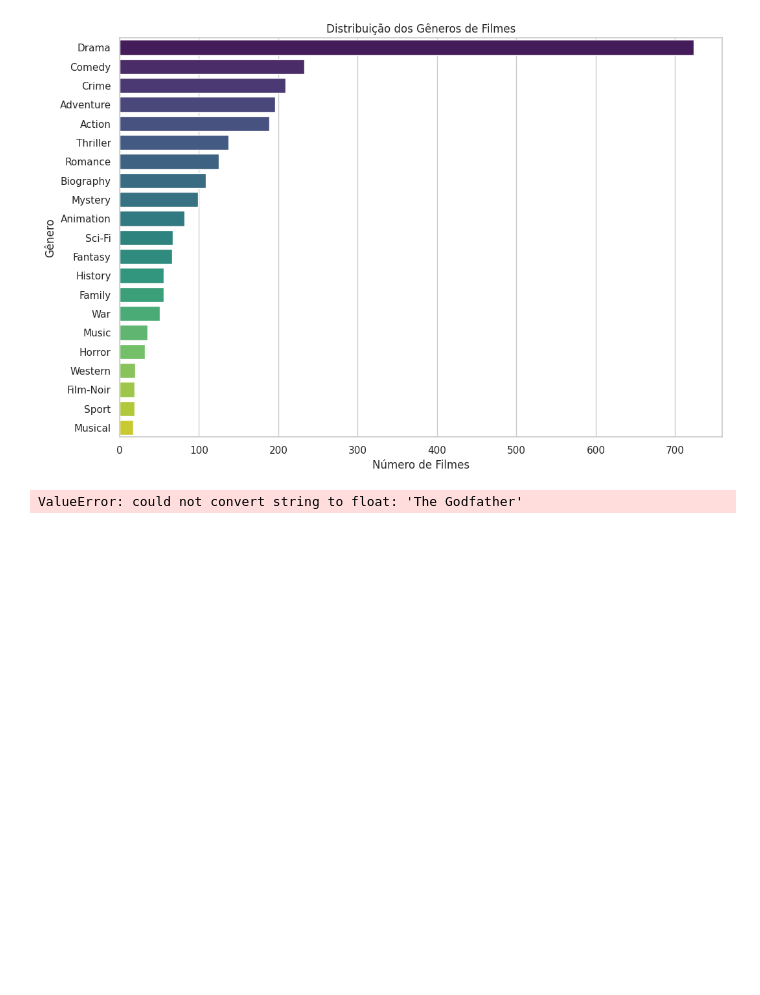
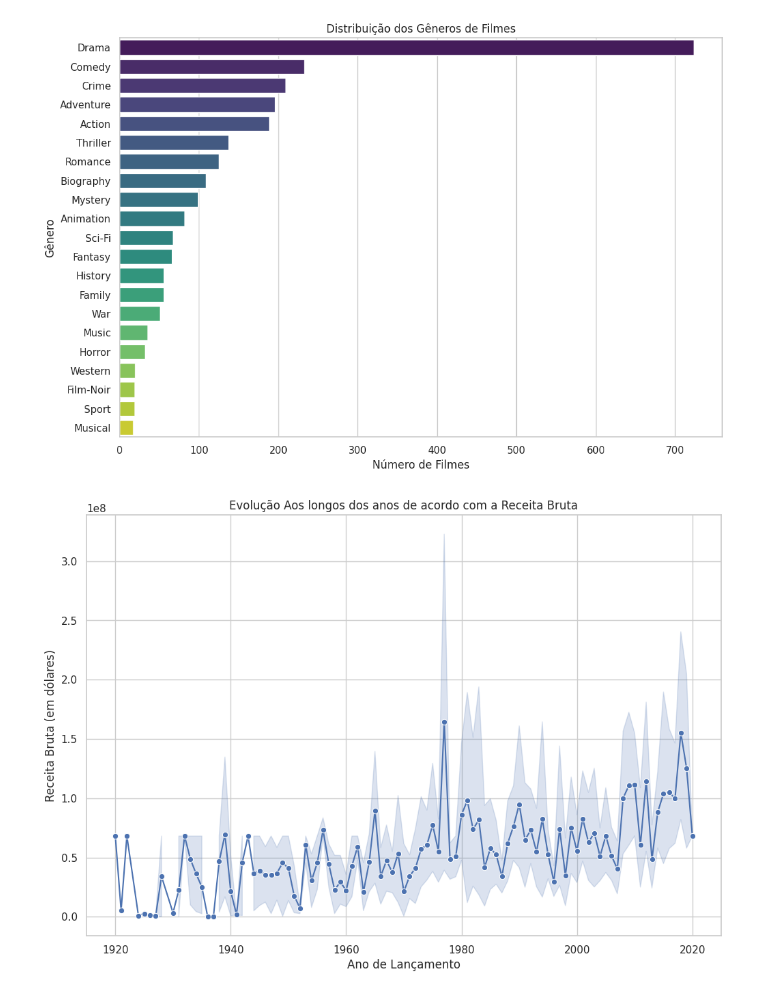
Before and after one commit to andriel300/LH_CD_ANDRIELJOSEDASILVA, a Jupyter notebook: modelagem.ipynb, the cells around one changed output. Drawn from its saved outputs; the diff is of its cells as text; code cells hidden in the pictures; blank space fills up the shorter version.

```diff
--- a/modelagem.ipynb
+++ b/modelagem.ipynb
@@ -114,15 +114,13 @@ plt.ylabel("Gênero")
 plt.show()
 # %% [output]
 [figure]
-# %%
-# Matriz de Correlação
-correlations = data.corr()
-
-# Plotar a matriz de correlação
-plt.figure(figsize=(14, 10))
-sns.heatmap(correlations, annot=True, cmap="coolwarm", linewidths=0.5)
-# Título
-plt.title("Matriz de Correlação entre Variáveis")
-plt.show()
-# %% [output]
-ValueError: could not convert string to float: 'The Godfather'
+# %%
+# Análise Temporal de Bilheteria ao longo dos anos
+plt.figure(figsize=(12, 8))
+sns.lineplot(data=data, x="Released_Year", y="Gross", marker="o")
+plt.title("Evolução Aos longos dos anos de acordo com a Receita Bruta")
+plt.xlabel("Ano de Lançamento")
+plt.ylabel("Receita Bruta (em dólares)")
+plt.show()
+# %% [output]
+[figure, added]
```
